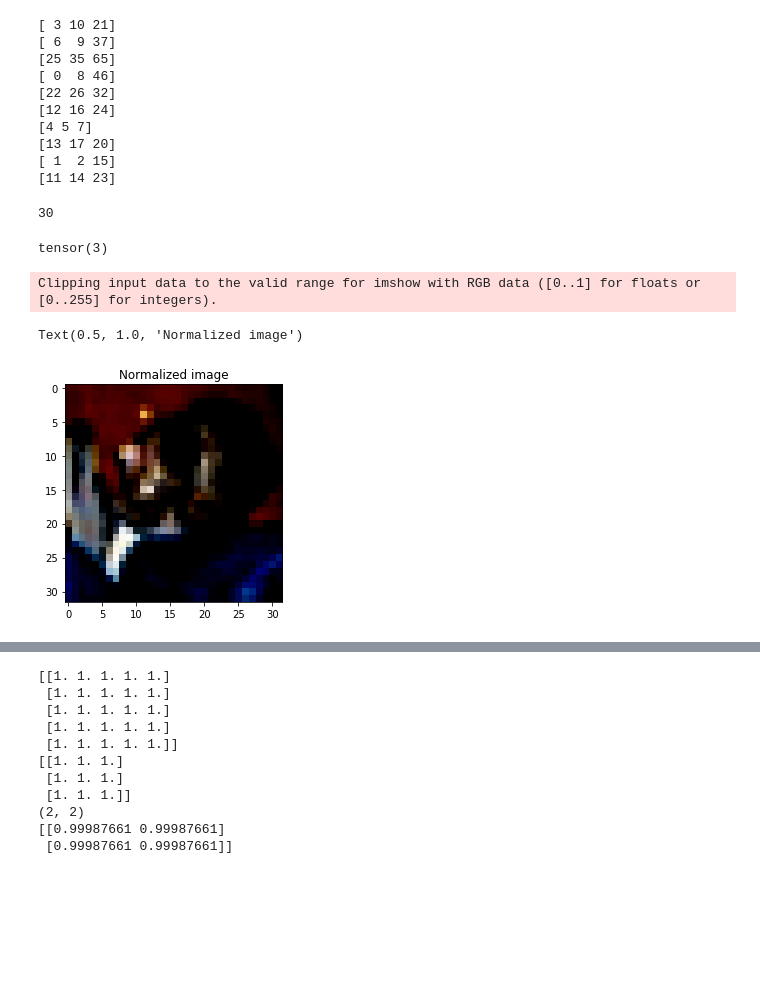
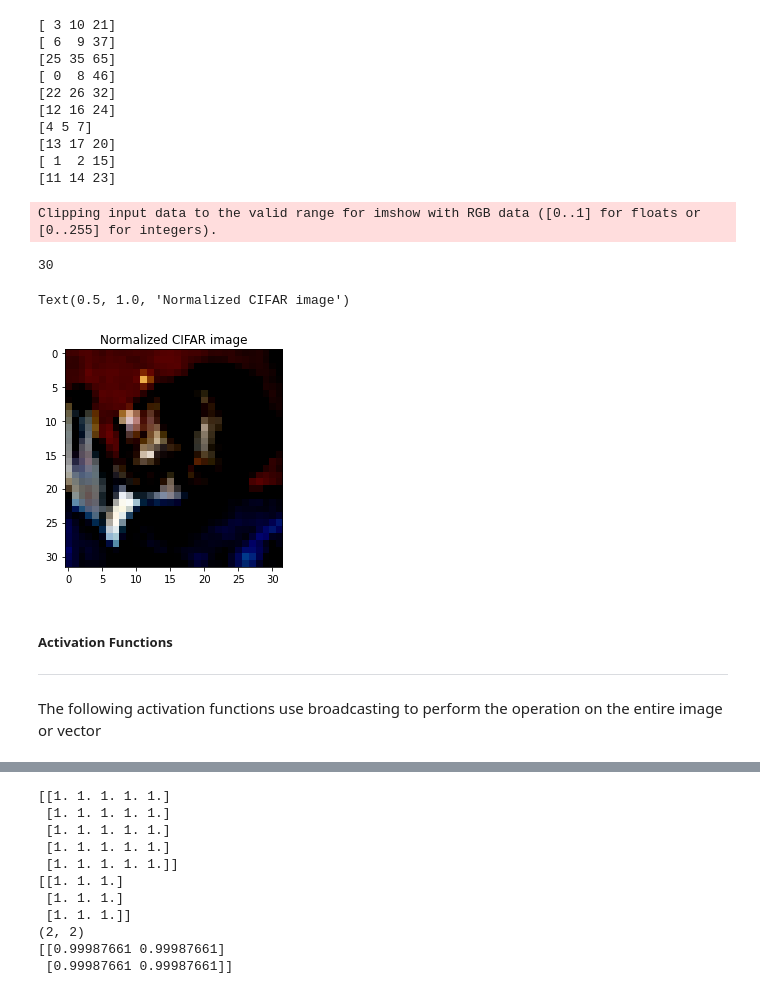
Before and after one commit to kartiksrinivas007/AI500-Deep-Learning, a Jupyter notebook: A2/es20btech11015.ipynb, the cells around one changed output, grey strips where cells are left out. Cells and saved outputs as stored; diff of their text form; code cells hidden in the pictures; blank space fills up the shorter version.

```diff
--- a/A2/es20btech11015.ipynb
+++ b/A2/es20btech11015.ipynb
@@ -50,18 +85,16 @@ for label in range(10):
 [13 17 20]
 [ 1  2 15]
 [11 14 23]
-# %%
-print(len(batch))
-# %% [output]
-30
-# %%
-print(labels[0])
-# %% [output]
-tensor(3)
 # %%
+print(len(batch))
 plt.imshow(image)
-plt.title('Normalized image')
+plt.title('Normalized CIFAR image')
 # %% [output]
 Clipping input data to the valid range for imshow with RGB data ([0..1] for floats or [0..255] for integers).
-Text(0.5, 1.0, 'Normalized image')
+30
+Text(0.5, 1.0, 'Normalized CIFAR image')
-[figure, old version]
+[figure, new version]
+# %% [markdown]
+##### Activation Functions
+---
+The following activation functions use broadcasting to perform the operation on the entire image or vector
```
Also changed, not shown: parts of 33 cells of this notebook, 1 other file.
